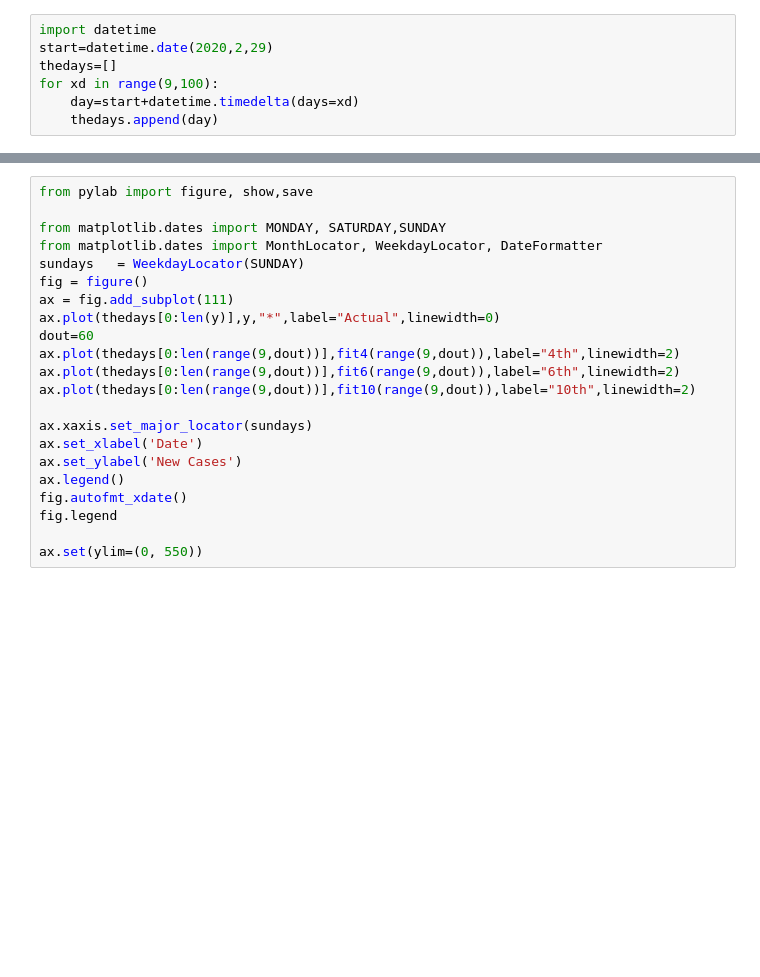
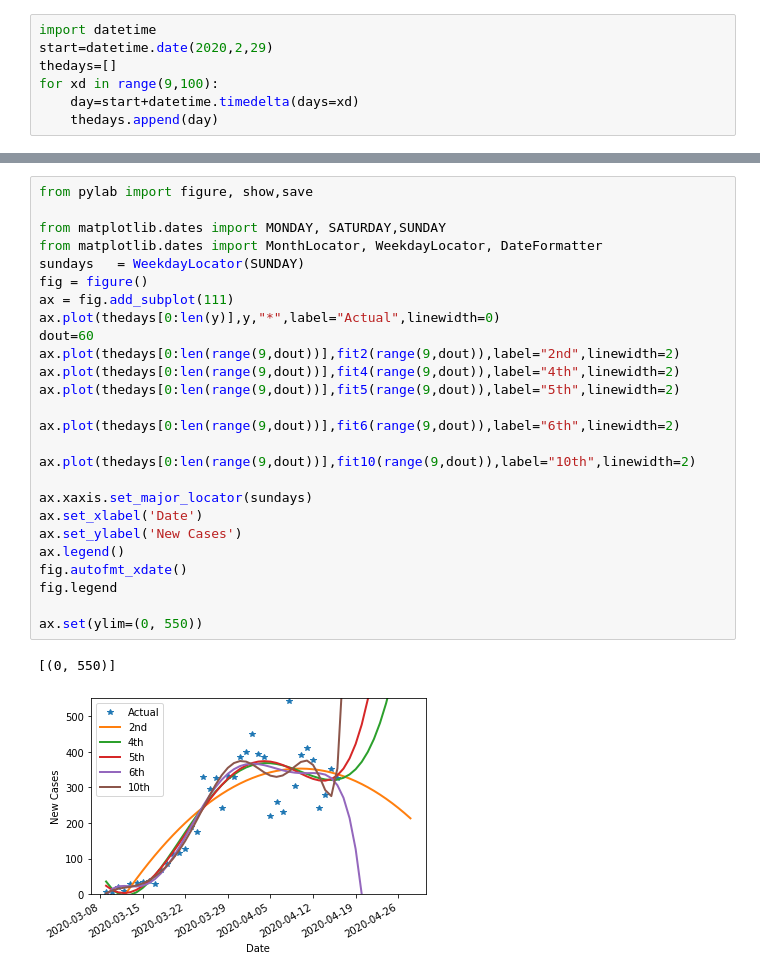
Before and after one commit to timkphd/examples, a Jupyter notebook: pandas/covid.ipynb, the cells around one changed output, grey strips where cells are left out. Saved outputs shown, nothing was run; the diff lists cells and outputs as text; blank space fills up the shorter version.

```diff
--- a/pandas/covid.ipynb
+++ b/pandas/covid.ipynb
@@ -131,24 +235,31 @@ print("hello")
 # %%
 from pylab import figure, show,save
 
 from matplotlib.dates import MONDAY, SATURDAY,SUNDAY
 from matplotlib.dates import MonthLocator, WeekdayLocator, DateFormatter
 sundays   = WeekdayLocator(SUNDAY)
 fig = figure()
 ax = fig.add_subplot(111)
 ax.plot(thedays[0:len(y)],y,"*",label="Actual",linewidth=0)
 dout=60
+ax.plot(thedays[0:len(range(9,dout))],fit2(range(9,dout)),label="2nd",linewidth=2)
 ax.plot(thedays[0:len(range(9,dout))],fit4(range(9,dout)),label="4th",linewidth=2)
+ax.plot(thedays[0:len(range(9,dout))],fit5(range(9,dout)),label="5th",linewidth=2)
+
 ax.plot(thedays[0:len(range(9,dout))],fit6(range(9,dout)),label="6th",linewidth=2)
+
 ax.plot(thedays[0:len(range(9,dout))],fit10(range(9,dout)),label="10th",linewidth=2)
 
 ax.xaxis.set_major_locator(sundays)
 ax.set_xlabel('Date')
 ax.set_ylabel('New Cases')
 ax.legend()
 fig.autofmt_xdate()
 fig.legend
 
 ax.set(ylim=(0, 550))
+# %% [output]
+[(0, 550)]
+[figure, added]
 # %%
 np.roots(fit6)
```
Also changed, not shown: parts of 23 cells of this notebook, 1 other file.
